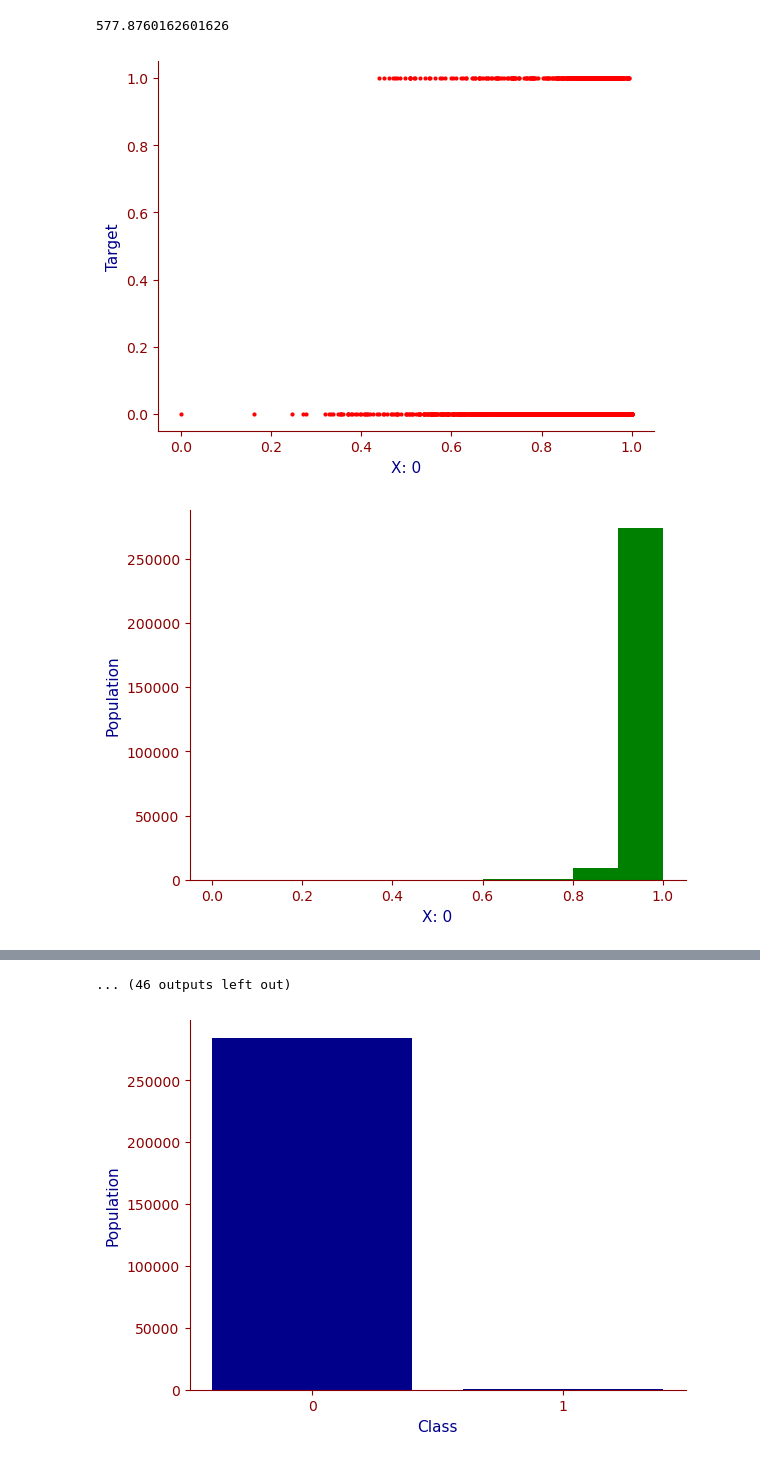
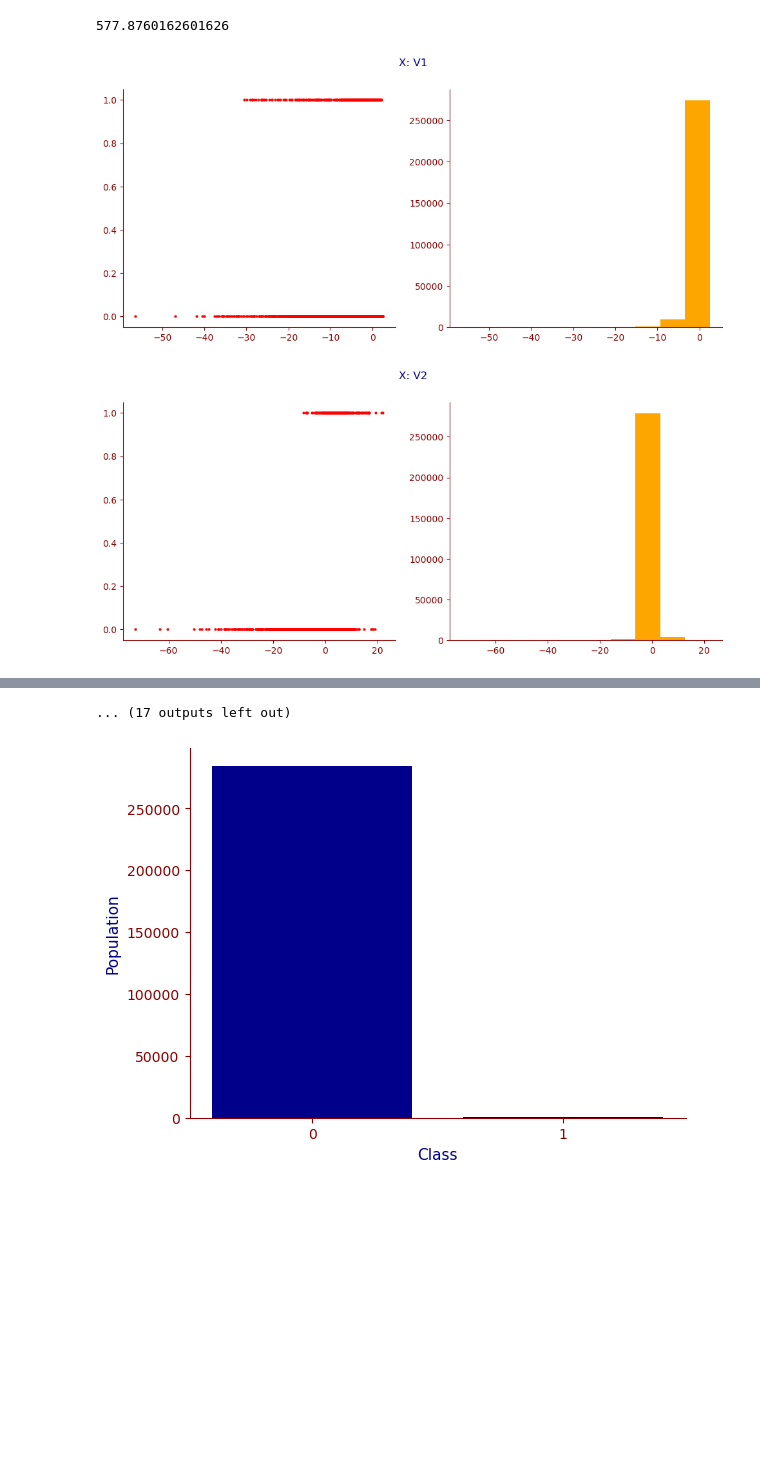
Before and after one commit to thaiduongngo/sunrise-notebooks, a Jupyter notebook: notebooks/ml_credit_card_fraud_dectection.ipynb, the cells around one changed output, grey strips where cells are left out. Drawn from its saved outputs; the diff is of its cells as text; code cells hidden in the pictures; blank space fills up the shorter version.

```diff
--- a/notebooks/ml_credit_card_fraud_dectection.ipynb
+++ b/notebooks/ml_credit_card_fraud_dectection.ipynb
@@ -17,6 +19,7 @@ N_SEED = 19
 TOP_K = 5
 VERBOSE = 1
 N_JOBS = 4
+DOT_SIZE = 4
 COLOR_MAP = "RdYlBu"
 TEST_SIZE = 0.3
 L_FONT = {
@@ -204,7 +221,7 @@ class_ratio
 # %% [output]
 577.8760162601626
 # %%
-plot_features(X, y)
+plot_features(X_df, y_df)
 # %% [output]
-[figure, old version]
+[figure, new version]
-[figure, old version]
+[figure, new version]
@@ -221,2 +238,2 @@ plot_features(X, y)
-... (46 outputs left out)
+... (17 outputs left out)
 # %%
```
Also changed, not shown: parts of 38 cells of this notebook, 3 other files.
